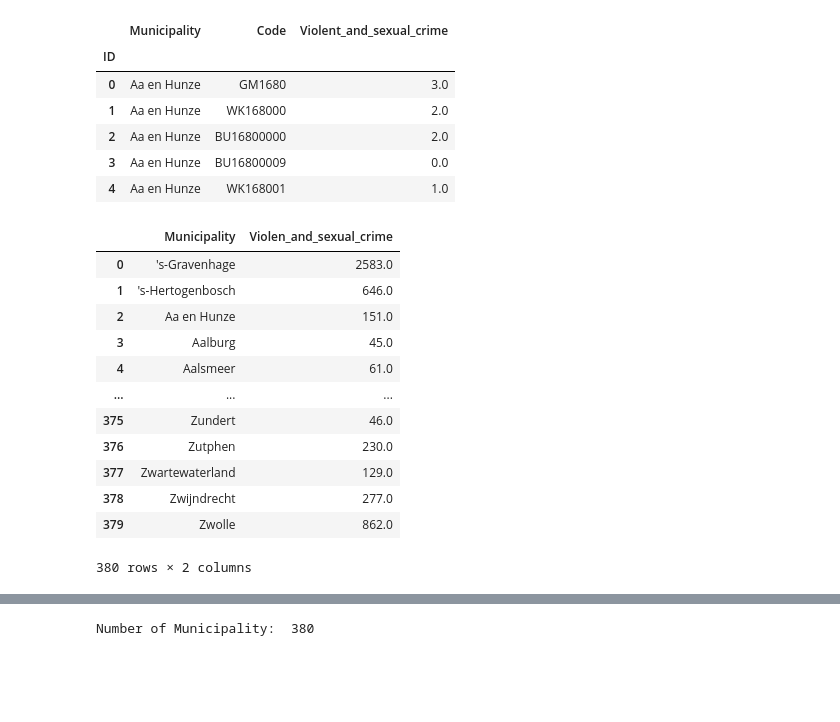
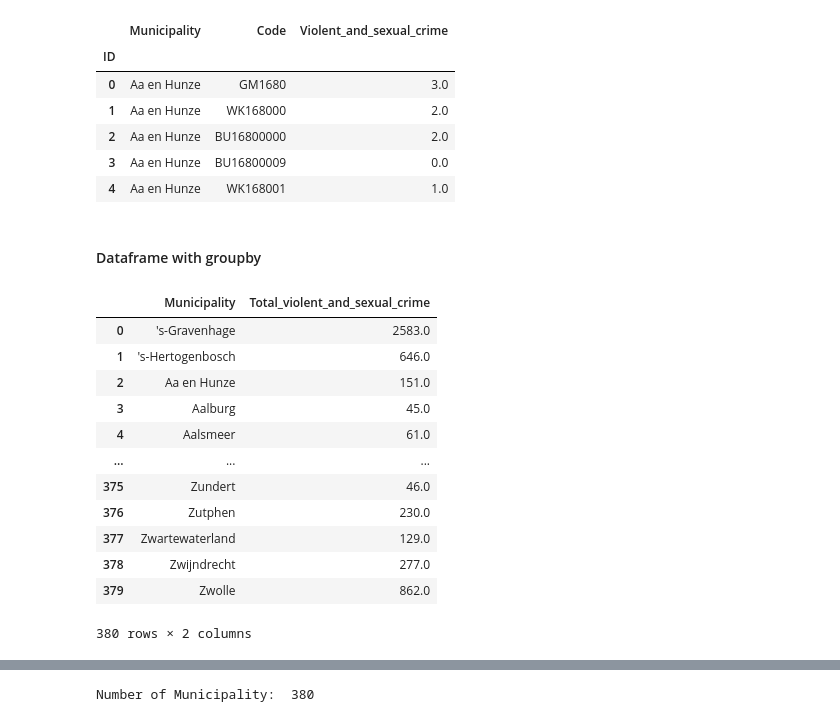
Before and after one commit to muratko357/Netherlands-Crime-Analysis, a Jupyter notebook: NL_Crime_rates_by_municipality.ipynb, the cells around one changed output, grey strips where cells are left out. Cells and saved outputs as stored; diff of their text form; code cells hidden in the pictures; blank space fills up the shorter version.

```diff
--- a/NL_Crime_rates_by_municipality.ipynb
+++ b/NL_Crime_rates_by_municipality.ipynb
@@ -39,12 +40,14 @@ df.head()
 | 2 | Aa en Hunze | BU16800000 | 2.0 |
 | 3 | Aa en Hunze | BU16800009 | 0.0 |
 | 4 | Aa en Hunze | WK168001 | 1.0 |
+# %% [markdown]
+#### Dataframe with groupby
 # %%
 # Obtain a dataframe of municipality by thier total crime rates recorded per 1000 inhabitants
-df_groupby = df.groupby('Municipality')['Violent_and_sexual_crime'].sum().to_frame(name='Violen_and_sexual_crime').reset_index()
+df_groupby = df.groupby('Municipality')['Violent_and_sexual_crime'].sum().to_frame(name='Total_violent_and_sexual_crime').reset_index()
 df_groupby
 # %% [output]
-|  | Municipality | Violen_and_sexual_crime |
+|  | Municipality | Total_violent_and_sexual_crime |
 | 0 | 's-Gravenhage | 2583.0 |
 | 1 | 's-Hertogenbosch | 646.0 |
 | 2 | Aa en Hunze | 151.0 |
```
Also changed, not shown: parts of 17 cells of this notebook.
